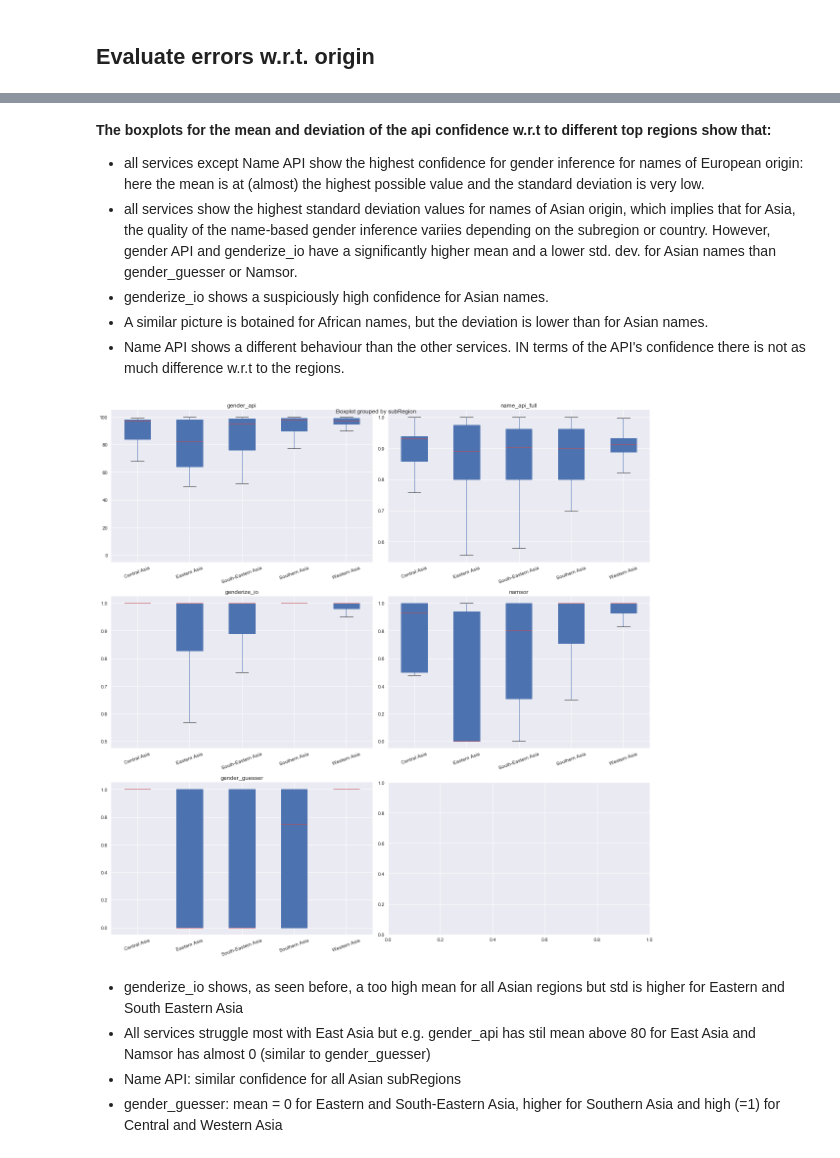
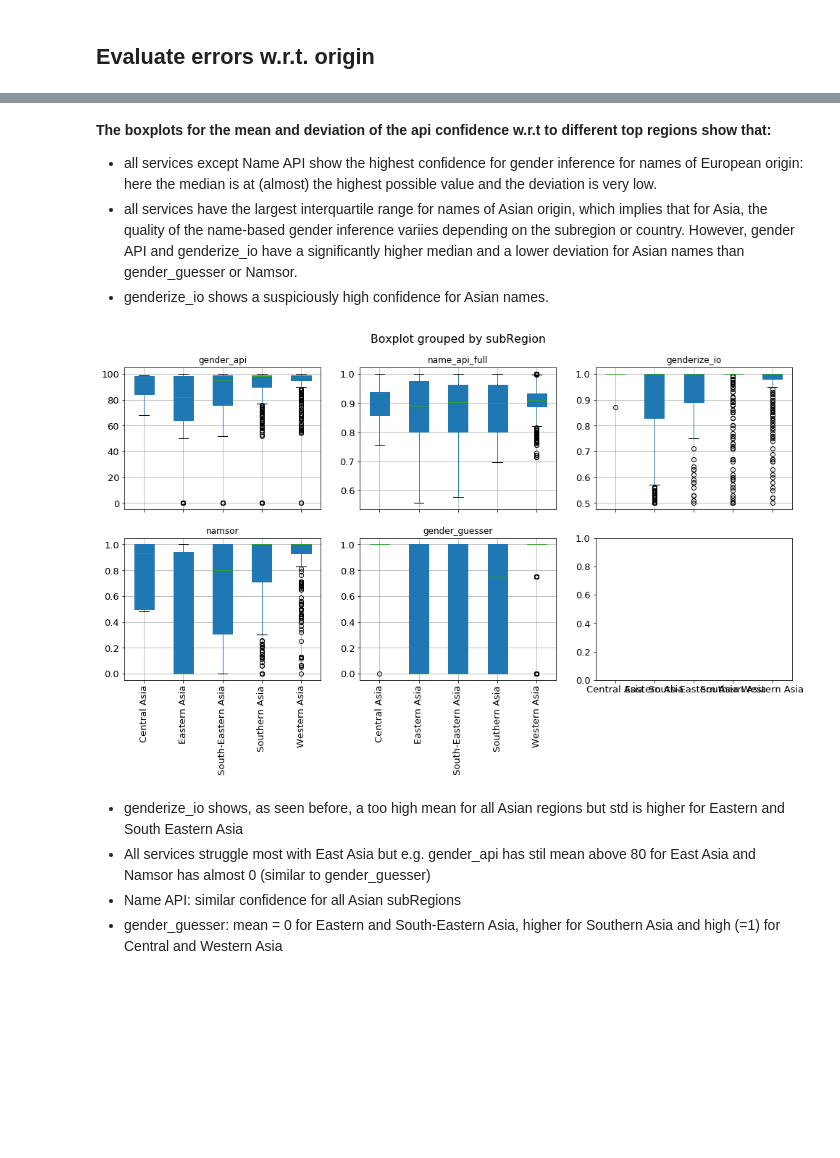
Before and after one commit to GenderGapSTEM-PublicationAnalysis/name_gender_inference, a Jupyter notebook: name_gender_inference/notebooks/Evaluation_name_onomastics.ipynb, the cells around one changed output, grey strips where cells are left out. Saved outputs shown, nothing was run; the diff lists cells and outputs as text; code cells hidden in the pictures; blank space fills up the shorter version.

Commit message:
Minor edits in notebook for name onomastics analysis

```diff
--- a/name_gender_inference/notebooks/Evaluation_name_onomastics.ipynb
+++ b/name_gender_inference/notebooks/Evaluation_name_onomastics.ipynb
@@ -376,7 +342,7 @@ accuracy_param_per_service = {
     'gender_guesser': 'api_confidence'
 }
 
-fig, ax = plt.subplots(nrows=3, ncols=2, figsize=(16,10))
+fig, ax = plt.subplots(nrows=2, ncols=3, figsize=(16,10), sharex=True)
 #fig.suptitle('bold figure suptitle', fontsize=14, fontweight='bold')
 counter = 0
 for s in [GenderAPIEvaluator, NameAPIFullEvaluator, GenderizeIoEvaluator, NamSorEvaluator, GenderGuesserEvaluator]:
@@ -389,13 +355,22 @@ for s in [GenderAPIEvaluator, NameAPIFullEvaluator, GenderizeIoEvaluator, NamSor
     evaluator.test_data = evaluator.test_data[evaluator.test_data['score_origin']>0]
     evaluator.preprocess_tuning_params()
     accuracy_param = accuracy_param_per_service[eval_name]
-    row_index, col_index = divmod(counter, 2)
+    row_index, col_index = divmod(counter, 3)
     # for plausibility test print a few lines and numbers
-    print (eval_name)
-    print(evaluator.test_data[['full_name', 'topRegion', accuracy_param]].sample(3, random_state=1))
+    #print (eval_name)
+    #print(evaluator.test_data[['full_name', 'topRegion', accuracy_param]].sample(3, random_state=1))
     # plot; see http://blog.bharatbhole.com/creating-boxplots-with-matplotlib/ for tweaking the appearance
+
     evaluator.test_data.boxplot(column=accuracy_param, by='topRegion', ax=ax[row_index, col_index], patch_artist=True)
     ax[row_index, col_index].set_title(eval_name, fontsize=12)
     ax[row_index, col_index].set_xlabel('')
+    ax[row_index, col_index].set_xticklabels(ax[row_index, col_index].get_xticklabels(),rotation=0)
+    # TODO: rename services using dictionary gender_evalautor_to_service_name
+
     counter +=1
+
+
+    #fig.delaxes(ax[2,1])
+
+plt.savefig('../../../benchmark_paper/resubmission/accuracy_by_top_region.pdf', bbox_inches = 'tight')
 # %% [output]
@@ -420,47 +378,47 @@ genderize_io
 # %% [markdown]
 **The boxplots for the mean and deviation of the api confidence w.r.t to different top regions show that:**
 
-* all services except Name API show the highest confidence for gender inference for names of European origin: here the mean is at (almost) the highest possible value and the standard deviation is very low.
-* all services show the highest standard deviation values for names of Asian origin, which implies that for Asia, the quality of the name-based gender inference variies depending on the subregion or country. However, gender API and genderize_io have a significantly higher mean and a lower std. dev. for Asian names than gender_guesser or Namsor.
+* all services except Name API show the highest confidence for gender inference for names of European origin: here the median is at (almost) the highest possible value and the deviation is very low.
+* all services have the largest interquartile range for names of Asian origin, which implies that for Asia, the quality of the name-based gender inference variies depending on the subregion or country. However, gender API and genderize_io have a significantly higher median and a lower deviation for Asian names than gender_guesser or Namsor.
 * genderize_io shows a suspiciously high confidence for Asian names.
-* A similar picture is botained for African names, but the deviation is lower than for Asian names.
-* Name API shows a different behaviour than the other services. IN terms of the API's confidence there is not as much difference w.r.t to the regions.
 # %%
 # Compute mean and standard deviation of each service depending on the sub region with topRegion=Asia
 accuracy_param_per_service = {
     'gender_api': 'api_accuracy',
     'genderize_io': 'api_probability',
     'namsor': 'api_scale',
     'name_api_full': 'api_confidence',
     'gender_guesser': 'api_confidence'
 }
 
-fig, ax = plt.subplots(nrows=3, ncols=2, figsize=(16,16))
+fig, ax = plt.subplots(nrows=2, ncols=3, figsize=(16,8), sharex=True)
 #fig.suptitle('bold figure suptitle', fontsize=14, fontweight='bold')
 counter = 0
 for s in [GenderAPIEvaluator, NameAPIFullEvaluator, GenderizeIoEvaluator, NamSorEvaluator, GenderGuesserEvaluator]:
     evaluator = s('all')
     eval_name = evaluator.gender_evaluator
     evaluator.load_data(evaluated=True)
     # add onomastic information and restrict to rows with reliable onomastic class
     evaluator.test_data['topRegion'] = origin_df['topRegion']
     evaluator.test_data['subRegion'] = origin_df['subRegion']
     evaluator.test_data['score_origin'] = origin_df['score_origin']
     evaluator.test_data = evaluator.test_data[evaluator.test_data['score_origin']>0]
     evaluator.test_data = evaluator.test_data[evaluator.test_data['topRegion']=='Asia']
     evaluator.preprocess_tuning_params()
     accuracy_param = accuracy_param_per_service[eval_name]
-    row_index, col_index = divmod(counter, 2)
+    row_index, col_index = divmod(counter, 3)
     # plot; see http://blog.bharatbhole.com/creating-boxplots-with-matplotlib/ for tweaking the appearance
     evaluator.test_data.boxplot(column=accuracy_param, by='subRegion', ax=ax[row_index, col_index],
                                 patch_artist=True)
     ax[row_index, col_index].set_title(eval_name, fontsize=12)
     ax[row_index, col_index].set_xlabel('')
-    ax[row_index, col_index].set_xticklabels(ax[row_index, col_index].get_xticklabels(),rotation=20)
+    ax[row_index, col_index].set_xticklabels(ax[row_index, col_index].get_xticklabels(),rotation=90)
     counter +=1
-fig.tight_layout()
+#fig.tight_layout()
+
+plt.savefig('../../../benchmark_paper/resubmission/accuracy_by_subregion_asia.pdf', bbox_inches = 'tight')
 # %% [output]
-[figure, old version]
+[figure, new version]
 # %% [markdown]
 * genderize_io shows, as seen before, a too high mean for all Asian regions but std is higher for Eastern and South Eastern Asia
 * All services struggle most with East Asia but e.g. gender_api has stil mean above 80 for East Asia and Namsor has almost 0 (similar to gender_guesser)
```
Also changed, not shown: parts of 17 cells of this notebook, 1 other file.
